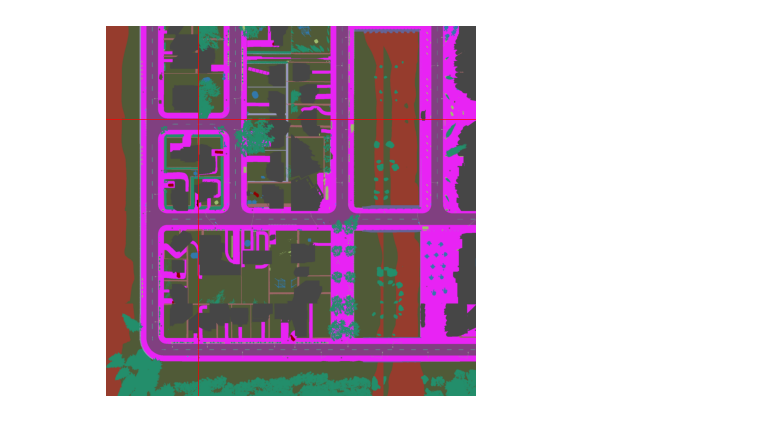
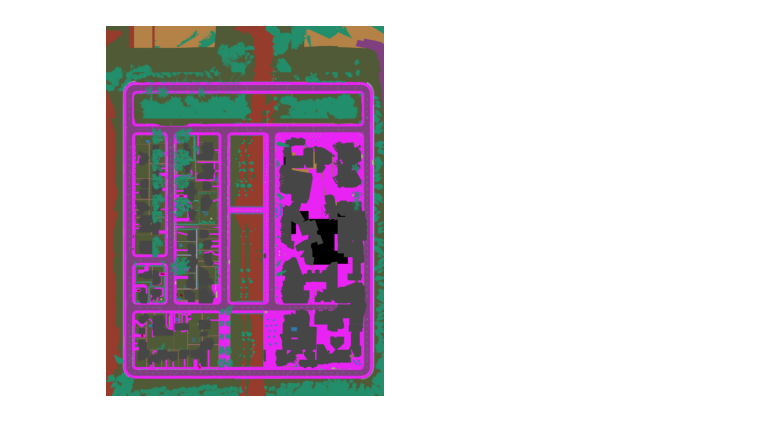
Before and after one commit to danielmtzbarba/CarlaClient, a Jupyter notebook: scripts/create-topview-map.ipynb, the cells around one changed output. Cells and saved outputs as stored; diff of their text form; code cells hidden in the pictures.

```diff
--- a/scripts/create-topview-map.ipynb
+++ b/scripts/create-topview-map.ipynb
@@ -62,7 +67,7 @@ def get_image(data):
 def process_frame(frame, path):
     frame.convert(carla.ColorConverter.CityScapesPalette)
     raw = np.array(frame.raw_data).astype('uint8')
-    bgra = np.reshape(raw, (512, 512, 4))
+    bgra = np.reshape(raw, (img_size, img_size, 4))
     bgra = Image.fromarray(bgra, 'RGBA')
     img = bgra.convert("RGB")
     img.save(path)
@@ -131,18 +119,33 @@ def get_mosaic2(locs, save_dir):
         imgs.append(img)
     return imgs
 
-mosaics=[]
+def concat_mosaic2(imgs, path='mosaic.jpg'):
+    ab = np.concatenate((np.array(imgs[2]), np.array(imgs[3])), axis=1)
+    cd = np.concatenate((np.array(imgs[0]), np.array(imgs[1])), axis=1)
+    abcd = np.concatenate((ab, cd), axis=0)
+
+    abcd.shape
+    mosaic = Image.fromarray(abcd)
+    mosaic.save(path)
+    return abcd
 
 
-# coords = [[0.0, 0.0], [0.0, 64.0], [64.0, 0.0], [64.0, 64.0]] # 64-64
-coords = [[0.0, 128.0], [0.0, 172.0], [64.0, 172.0], [64.0, 172.0]] # 64-172
-#coords = [[0.0, 256.0], [0.0, 172.0], [64.0, 128.0], [64.0, 172.0]] # 64-172
-locs = [carla.Location(x=coord[0], y=coord[1], z=z) for coord in coords]
+mopsychos=[]
 
+stride = 64.0
+coords = [np.array([0.0, 0.0]), np.array([0.0, stride]), np.array([stride, 0.0]), np.array([stride, stride])]
 
-imgs = get_mosaic2(locs, save_dir)
-saico = concat_mosaic(imgs, "mosaic-64,172.jpg")
+offx = 0.0
+for offx in [0.0, 128.0, 256.0, 384.0]:
+    mosaics=[]
+    for offy in [0.0, 128.0, 256.0]:
+        locs = [carla.Location(x=coord[0]+offx, y=coord[1]+offy, z=z) for coord in coords]
+        imgs = get_mosaic2(locs, save_dir)
+        mosaics.append(concat_mosaic2(imgs, f"{int(offx)}, {int(offy)}.jpg"))
 
-#mosaics.append(saico)
+    mopsychos.append(np.concatenate([np.array(im) for im in mosaics], axis=1))
 
-#mopsycho = concat_mosaic_of_mosaics(mosaics)
+mopsychos.reverse()
+psycho = np.concatenate([np.array(im) for im in mopsychos], axis=0)
+mo = Image.fromarray(psycho)
+mo.save(f"Town01-{img_size}.jpg")
@@ -165,10 +151,0 @@ saico = concat_mosaic(imgs, "mosaic3.jpg")
-# %%
-plt.imshow(mopsycho)
-plt.grid(False)
-plt.axis('off')
-plt.axhline(y = 512, color = 'r', linewidth=0.5,linestyle = '-')
-plt.axvline(x = 512, color = 'r', linewidth=0.5, linestyle = '-')
-plt.savefig('mosaic-plt.png')
-plt.show()
-# %% [output]
-[figure, removed]
@@ -204,0 +154,7 @@ for x in X:
+# %%
+plt.imshow(psycho)
+plt.grid(False)
+plt.axis('off')
+plt.show()
+# %% [output]
+[figure, added]
```
Also changed, not shown: parts of 6 cells of this notebook, 1 other file.
